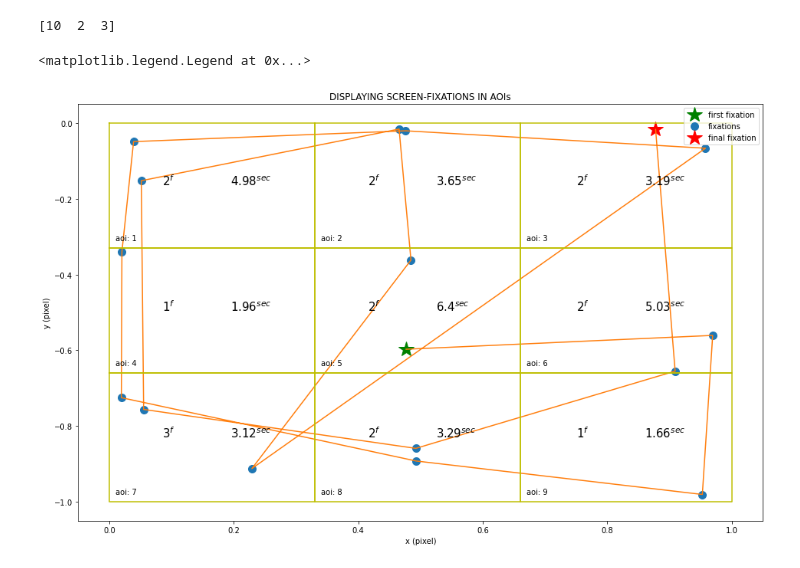
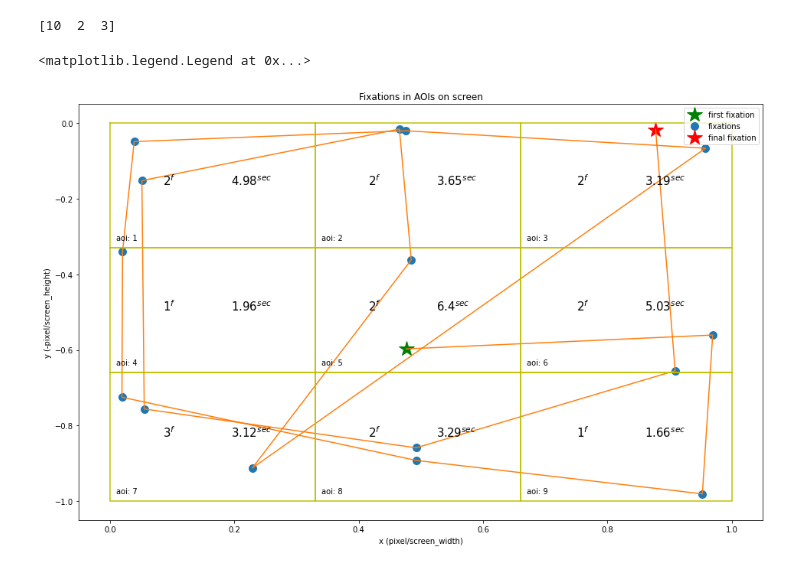
Before and after one commit to MustafaLotfi/Owleye, a Jupyter notebook: codes/jupyter_notebook/fixations_in_AOIs.ipynb, the cells around one changed output. Saved outputs shown, nothing was run; the diff lists cells and outputs as text; code cells hidden in the pictures.

```diff
--- a/codes/jupyter_notebook/fixations_in_AOIs.ipynb
+++ b/codes/jupyter_notebook/fixations_in_AOIs.ipynb
@@ -631,30 +632,30 @@ for fix_aoi1 in fix_aoi:
 # %%
 n_seq = 0
 ff_ind = []
 ff_x = []
 ff_y = []
 for f1 in fix_aoi:
     for f in f1:
         ff_ind.append(f[1])
         ff_x.append(f[5])
         ff_y.append(f[6])
 
 plt.figure(figsize=(16, 10))
 plt.plot(np.array(ff_x[0]), -np.array(ff_y[0]), '*', color='green', markersize=20, label="first fixation")
 plt.plot(np.array(ff_x[1:-1]), -np.array(ff_y[1:-1]), 'o', label="fixations", markersize=10)
 plt.plot(np.array(ff_x[-1]), -np.array(ff_y[-1]), '*', color='r', markersize=20, label="final fixation")
 plt.plot(np.array(ff_x), -np.array(ff_y))
 for (i, a) in enumerate(aoi):
     box_x = [a[0][0], a[0][0], a[1][0], a[1][0], a[0][0]]
     box_y = [a[0][1], a[1][1], a[1][1], a[0][1], a[0][1]]
     plt.plot(np.array(box_x), -np.array(box_y), color="y")
     plt.text(box_x[1]+0.01, -box_y[1]+0.02, "aoi: " + f"{i+1}")
     plt.text((box_x[0]+box_x[2])/2-0.08, -(box_y[0]+box_y[2])/2, str(round(fs_in_aoi[i, 0]))+r"$^f$", fontsize=15)
     plt.text((box_x[0]+box_x[2])/2+0.03, -(box_y[0]+box_y[2])/2, str(round(fs_in_aoi[i, 1], 2))+r"$^{sec}$", fontsize=15)
-plt.xlabel("x (pixel)")
-plt.ylabel("y (pixel)")
-plt.title("DISPLAYING SCREEN-FIXATIONS IN AOIs")
+plt.xlabel("x (pixel/screen_width)")
+plt.ylabel("y (-pixel/screen_height)")
+plt.title("Fixations in AOIs on screen")
 plt.legend(loc="upper right")
 # %% [output]
 <matplotlib.legend.Legend at 0x...>
-[figure, old version]
+[figure, new version]
```
Also changed, not shown: parts of 18 cells of this notebook, 5 other files.
